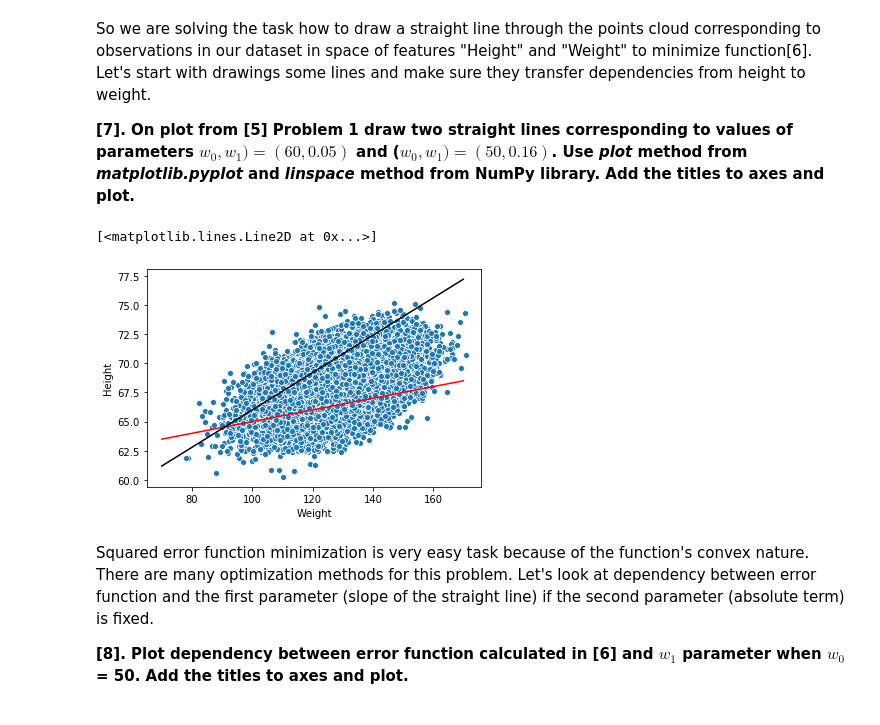
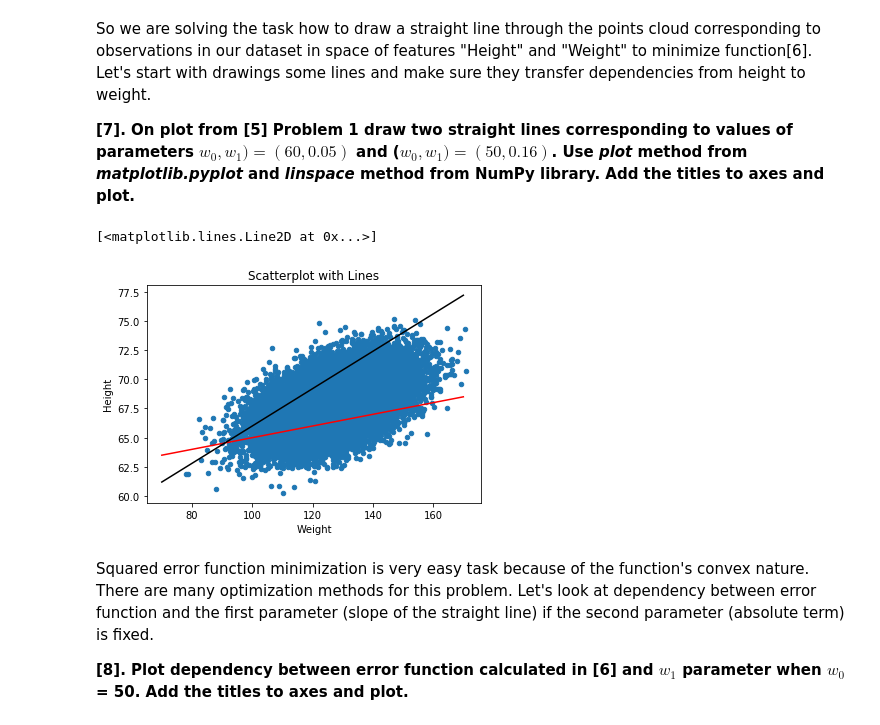
Before and after one commit to GreenSnabl/robotics_ml, a Jupyter notebook: ml_course_en/assignments/Assignment 02 Linreg_optimization.ipynb, the cells around one changed output. Drawn from its saved outputs; the diff is of its cells as text; code cells hidden in the pictures.

```diff
--- a/ml_course_en/assignments/Assignment 02 Linreg_optimization.ipynb
+++ b/ml_course_en/assignments/Assignment 02 Linreg_optimization.ipynb
@@ -111,16 +90,17 @@ During the basic analysis you often have to investigate dependencies of numerica
 def weight_category(weight):
     if weight < 120:
         return 1
-    elif weight < 150:
+    elif weight >= 150:
+        return 3
+    else:
         return 2
-    else:
-        return 3
     # Your code here
 
-weight_category_lambda = lambda x: 1 if x < 120 else (2 if x < 150 else 3)
+# or via lambda function
+weight_category_lambda = lambda x: 1 if x < 120 else (3 if x >= 150 else 2)
 
 
-data['weight_cat'] = data['Weight'].apply(weight_category_lambda)
+data['weight_cat'] = data['Weight'].apply(weight_category)
 # Your code here
 ax = sns.boxplot(x="weight_cat", y="Height", data=data)
 ax.set(xlabel="Weight", ylabel="Height")
@@ -167,17 +137,19 @@ So we are solving the task how to draw a straight line through the points cloud
 **[7]. On plot from [5] Problem 1 draw two straight lines corresponding to values of parameters $w_0, w_1) = (60, 0.05)$ and ($w_0, w_1) = (50, 0.16)$. Use *plot* method from *matplotlib.pyplot* and *linspace* method from NumPy library. Add the titles to axes and plot.**
 # %%
 # Your code here
-ax = sns.scatterplot(data.Weight, data.Height)
+
 line = lambda w0, w1, x: w0 + w1 * x
 xs = np.linspace(70, 170)
 ys1 = line(60, 0.05, xs)
 ys2 = line(50, 0.16, xs)
 
-plt.plot(xs, ys1, 'r-')
-plt.plot(xs, ys2, 'k-')
+ax = data.plot(x="Weight", y="Height", kind="scatter")
+ax.set_title("Scatterplot with Lines")
+ax.plot(xs, ys1, 'r-')
+ax.plot(xs, ys2, 'k-')
 # %% [output]
 [<matplotlib.lines.Line2D at 0x...>]
-[figure, old version]
+[figure, new version]
 # %% [markdown]
 Squared error function minimization is very easy task because of the function's convex nature. There are many optimization methods for this problem. Let's look at dependency between error function and the first parameter (slope of the straight line) if the second parameter (absolute term) is fixed.
 
```
Also changed, not shown: parts of 15 cells of this notebook, 12 other files.
